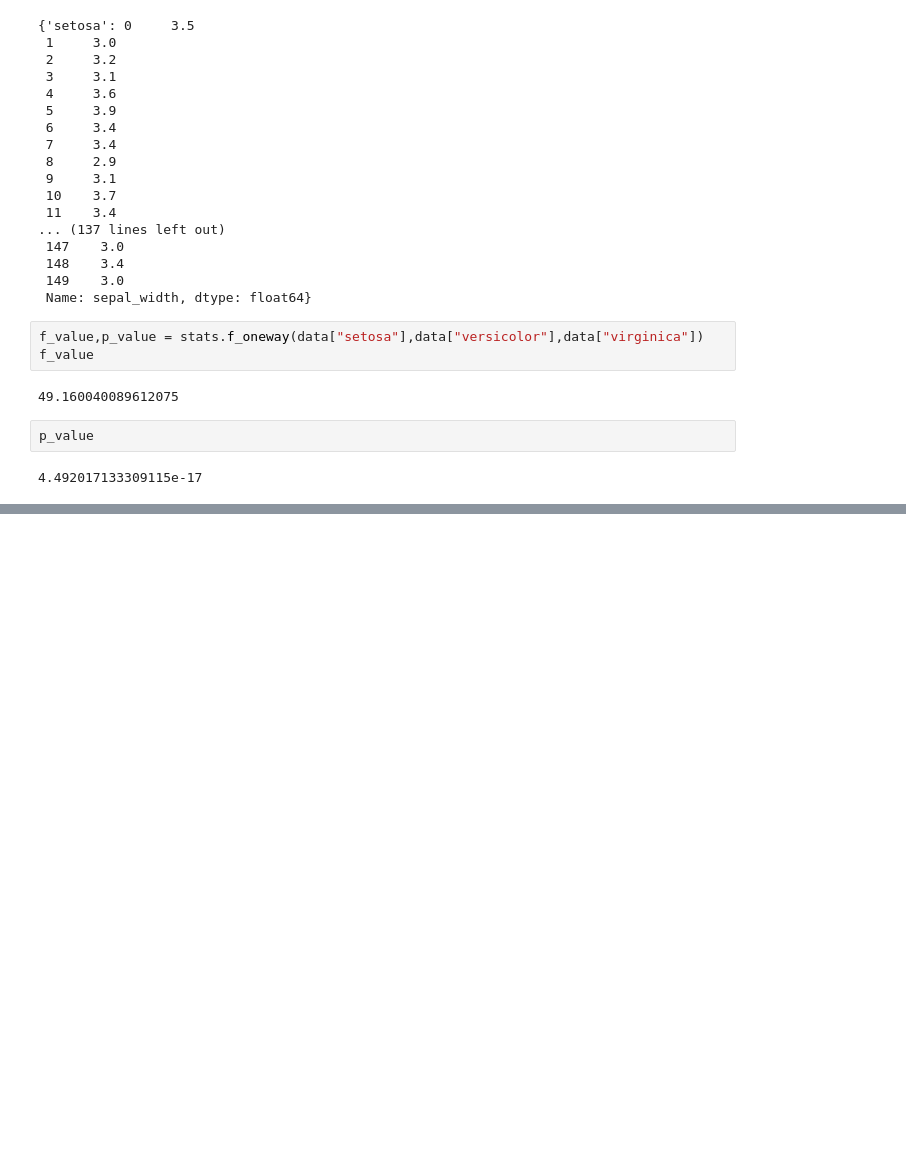
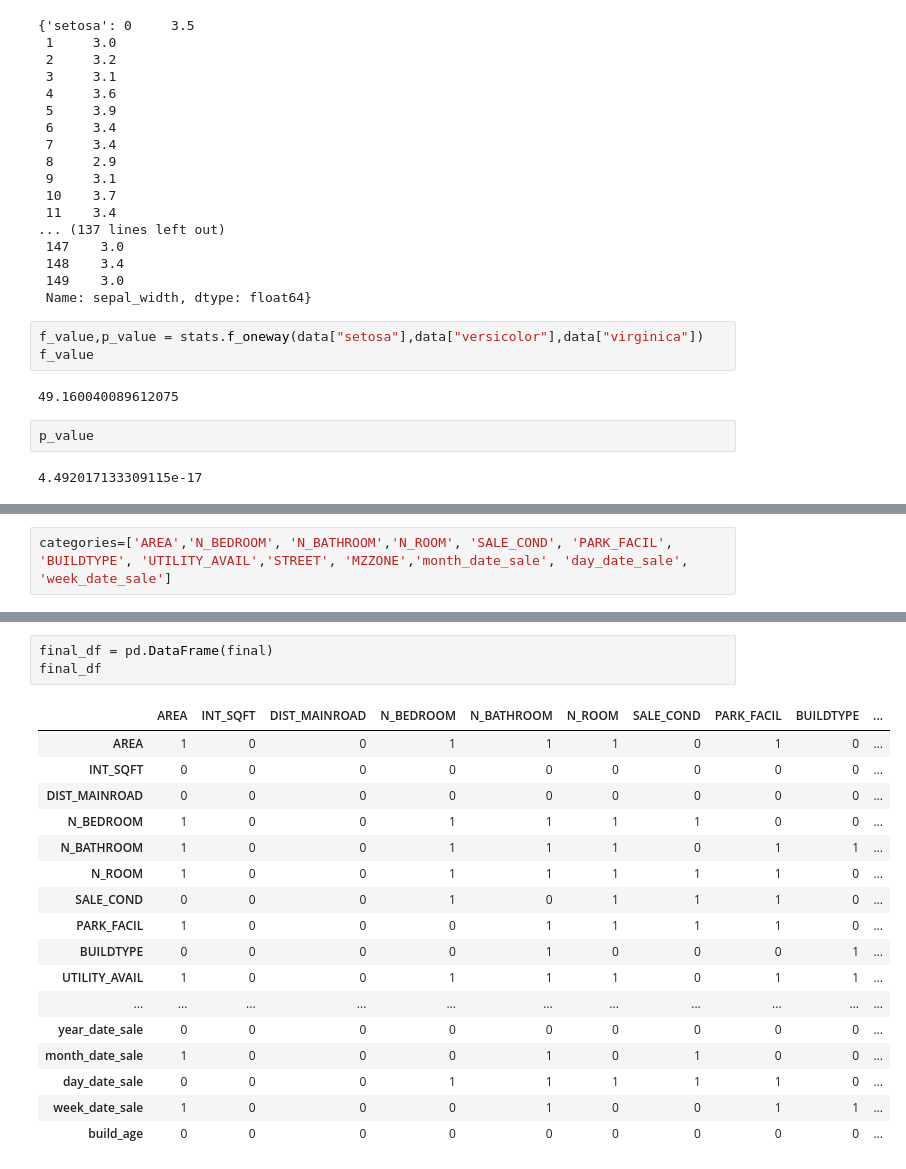
Before and after one commit to Krish-s/Pandas, a Jupyter notebook: Numpy.ipynb, the cells around one changed output, grey strips where cells are left out. Saved outputs shown, nothing was run; the diff lists cells and outputs as text; blank space fills up the shorter version.

```diff
--- a/Numpy.ipynb
+++ b/Numpy.ipynb
@@ -675,0 +1033,2 @@ p_value
+# %%
+categories=['AREA','N_BEDROOM', 'N_BATHROOM','N_ROOM', 'SALE_COND', 'PARK_FACIL', 'BUILDTYPE', 'UTILITY_AVAIL','STREET', 'MZZONE','month_date_sale', 'day_date_sale', 'week_date_sale']
@@ -675,0 +1176,21 @@ p_value
+# %%
+final_df = pd.DataFrame(final)
+final_df
+# %% [output]
+|  | AREA | INT_SQFT | DIST_MAINROAD | N_BEDROOM | N_BATHROOM | N_ROOM | SALE_COND | PARK_FACIL | BUILDTYPE | ... |
+| AREA | 1 | 0 | 0 | 1 | 1 | 1 | 0 | 1 | 0 | ... |
+| INT_SQFT | 0 | 0 | 0 | 0 | 0 | 0 | 0 | 0 | 0 | ... |
+| DIST_MAINROAD | 0 | 0 | 0 | 0 | 0 | 0 | 0 | 0 | 0 | ... |
+| N_BEDROOM | 1 | 0 | 0 | 1 | 1 | 1 | 1 | 0 | 0 | ... |
+| N_BATHROOM | 1 | 0 | 0 | 1 | 1 | 1 | 0 | 1 | 1 | ... |
+| N_ROOM | 1 | 0 | 0 | 1 | 1 | 1 | 1 | 1 | 0 | ... |
+| SALE_COND | 0 | 0 | 0 | 1 | 0 | 1 | 1 | 1 | 0 | ... |
+| PARK_FACIL | 1 | 0 | 0 | 0 | 1 | 1 | 1 | 1 | 0 | ... |
+| BUILDTYPE | 0 | 0 | 0 | 0 | 1 | 0 | 0 | 0 | 1 | ... |
+| UTILITY_AVAIL | 1 | 0 | 0 | 1 | 1 | 1 | 0 | 1 | 1 | ... |
+| ... | ... | ... | ... | ... | ... | ... | ... | ... | ... | ... |
+| year_date_sale | 0 | 0 | 0 | 0 | 0 | 0 | 0 | 0 | 0 | ... |
+| month_date_sale | 1 | 0 | 0 | 0 | 1 | 0 | 1 | 0 | 0 | ... |
+| day_date_sale | 0 | 0 | 0 | 1 | 1 | 1 | 1 | 1 | 0 | ... |
+| week_date_sale | 1 | 0 | 0 | 0 | 1 | 0 | 0 | 1 | 1 | ... |
+| build_age | 0 | 0 | 0 | 0 | 0 | 0 | 0 | 0 | 0 | ... |
```
Also changed, not shown: parts of 47 cells of this notebook.
